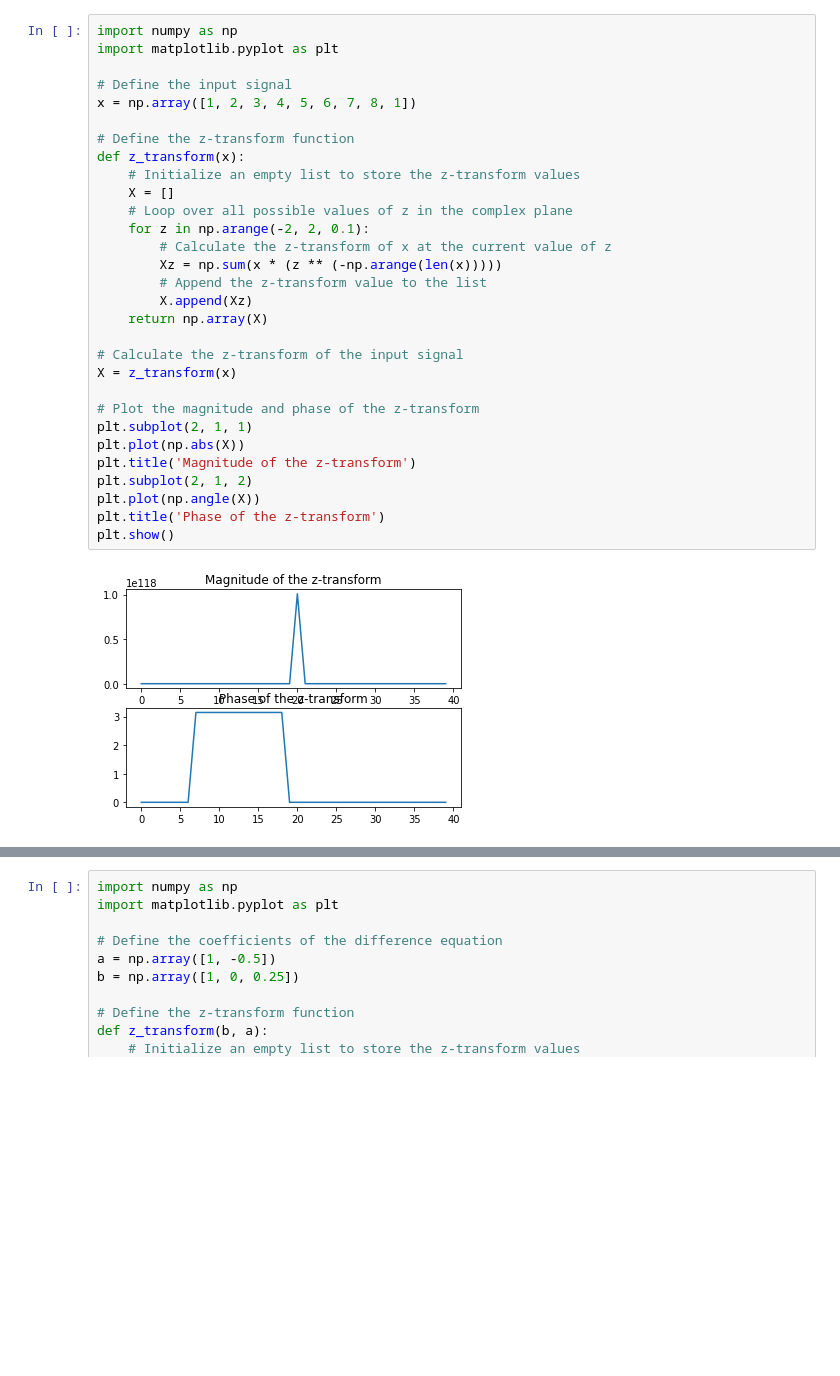
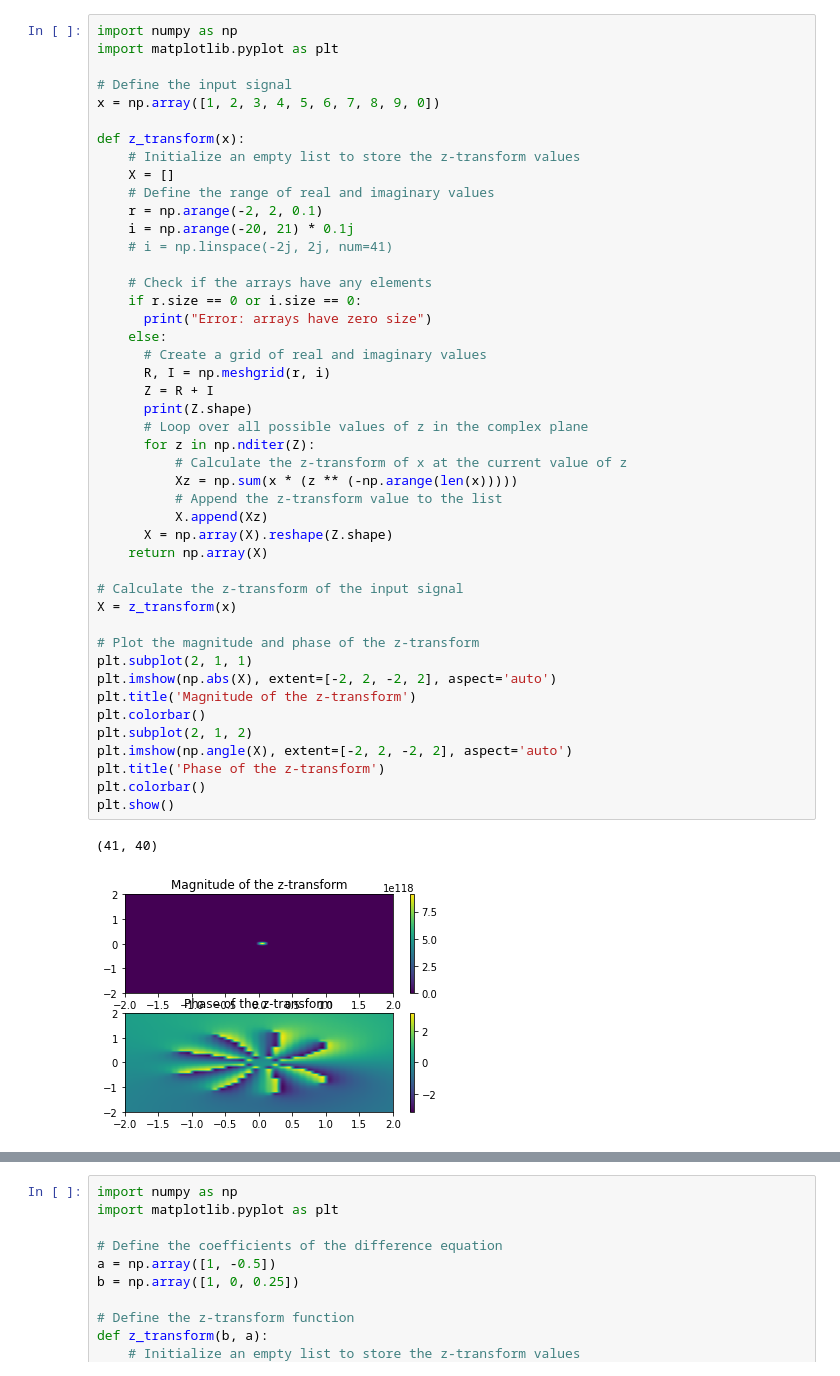
Before and after one commit to ProfessorDong/DSP-Course-Examples, a Jupyter notebook: z_Transform.ipynb, the cells around one changed output, grey strips where cells are left out. Saved outputs shown, nothing was run; the diff lists cells and outputs as text; blank space fills up the shorter version.

Commit message:
z-Transform Demonstration

```diff
--- a/z_Transform.ipynb
+++ b/z_Transform.ipynb
@@ -3,35 +3,51 @@
 # %%
 import numpy as np
 import matplotlib.pyplot as plt
 
 # Define the input signal
-x = np.array([1, 2, 3, 4, 5, 6, 7, 8, 1])
+x = np.array([1, 2, 3, 4, 5, 6, 7, 8, 9, 0])
 
-# Define the z-transform function
 def z_transform(x):
     # Initialize an empty list to store the z-transform values
     X = []
-    # Loop over all possible values of z in the complex plane
-    for z in np.arange(-2, 2, 0.1):
-        # Calculate the z-transform of x at the current value of z
-        Xz = np.sum(x * (z ** (-np.arange(len(x)))))
-        # Append the z-transform value to the list
-        X.append(Xz)
+    # Define the range of real and imaginary values
+    r = np.arange(-2, 2, 0.1)
+    i = np.arange(-20, 21) * 0.1j
+    # i = np.linspace(-2j, 2j, num=41)
+
+    # Check if the arrays have any elements
+    if r.size == 0 or i.size == 0:
+      print("Error: arrays have zero size")
+    else:
+      # Create a grid of real and imaginary values
+      R, I = np.meshgrid(r, i)
+      Z = R + I
+      print(Z.shape)
+      # Loop over all possible values of z in the complex plane
+      for z in np.nditer(Z):
+          # Calculate the z-transform of x at the current value of z
+          Xz = np.sum(x * (z ** (-np.arange(len(x)))))
+          # Append the z-transform value to the list
+          X.append(Xz)
+      X = np.array(X).reshape(Z.shape)
     return np.array(X)
 
 # Calculate the z-transform of the input signal
 X = z_transform(x)
 
 # Plot the magnitude and phase of the z-transform
 plt.subplot(2, 1, 1)
-plt.plot(np.abs(X))
+plt.imshow(np.abs(X), extent=[-2, 2, -2, 2], aspect='auto')
 plt.title('Magnitude of the z-transform')
+plt.colorbar()
 plt.subplot(2, 1, 2)
-plt.plot(np.angle(X))
+plt.imshow(np.angle(X), extent=[-2, 2, -2, 2], aspect='auto')
 plt.title('Phase of the z-transform')
+plt.colorbar()
 plt.show()
 # %% [output]
+(41, 40)
-[figure, old version]
+[figure, new version]
 # %%
 import numpy as np
 import matplotlib.pyplot as plt
```
Also changed, not shown: parts of 3 cells of this notebook.
